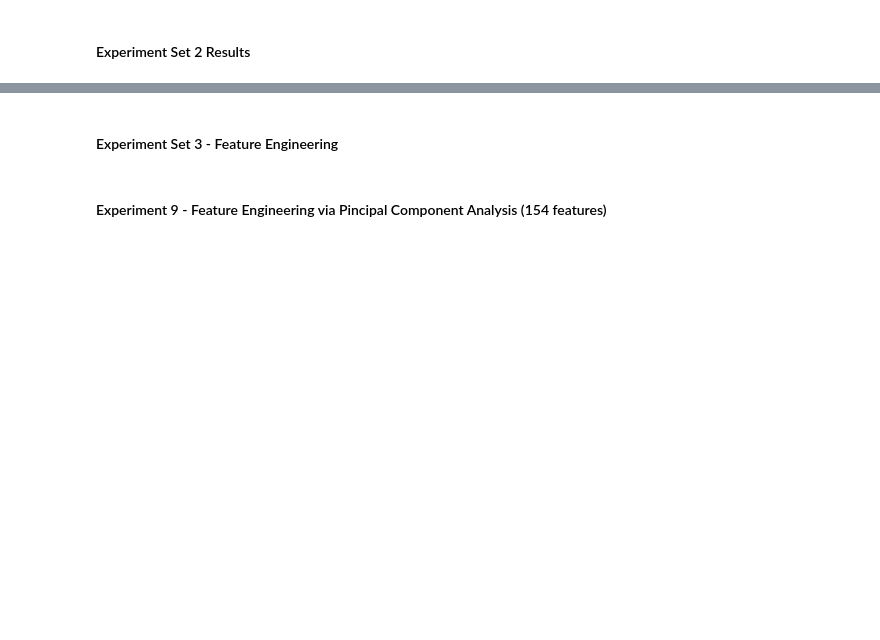
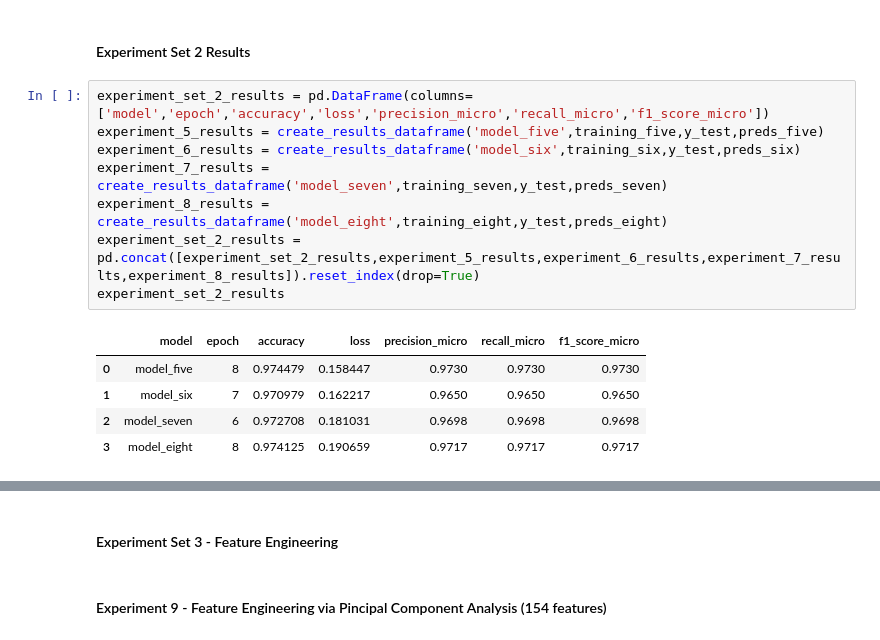
Before and after one commit to hayashady/NU_MSDS, a Jupyter notebook: 458 - Artificial Intelligence & Deep Learning/458.3 - Simple Neural Networks: Architecture & Design Principles/Assignment1Hayashi.ipynb, the cells around one changed output, grey strips where cells are left out. Saved outputs shown, nothing was run; the diff lists cells and outputs as text; blank space fills up the shorter version.

```diff
--- a/458 - Artificial Intelligence & Deep Learning/458.3 - Simple Neural Networks: Architecture & Design Principles/Assignment1Hayashi.ipynb
+++ b/458 - Artificial Intelligence & Deep Learning/458.3 - Simple Neural Networks: Architecture & Design Principles/Assignment1Hayashi.ipynb
@@ -643,2 +527,16 @@ Epoch 9/200
 # %% [markdown]
 #### Experiment Set 2 Results
+# %%
+experiment_set_2_results = pd.DataFrame(columns=['model','epoch','accuracy','loss','precision_micro','recall_micro','f1_score_micro'])
+experiment_5_results = create_results_dataframe('model_five',training_five,y_test,preds_five)
+experiment_6_results = create_results_dataframe('model_six',training_six,y_test,preds_six)
+experiment_7_results = create_results_dataframe('model_seven',training_seven,y_test,preds_seven)
+experiment_8_results = create_results_dataframe('model_eight',training_eight,y_test,preds_eight)
+experiment_set_2_results = pd.concat([experiment_set_2_results,experiment_5_results,experiment_6_results,experiment_7_results,experiment_8_results]).reset_index(drop=True)
+experiment_set_2_results
+# %% [output]
+|  | model | epoch | accuracy | loss | precision_micro | recall_micro | f1_score_micro |
+| 0 | model_five | 8 | 0.974479 | 0.158447 | 0.9730 | 0.9730 | 0.9730 |
+| 1 | model_six | 7 | 0.970979 | 0.162217 | 0.9650 | 0.9650 | 0.9650 |
+| 2 | model_seven | 6 | 0.972708 | 0.181031 | 0.9698 | 0.9698 | 0.9698 |
+| 3 | model_eight | 8 | 0.974125 | 0.190659 | 0.9717 | 0.9717 | 0.9717 |
```
Also changed, not shown: parts of 25 cells of this notebook, 10 other files.
